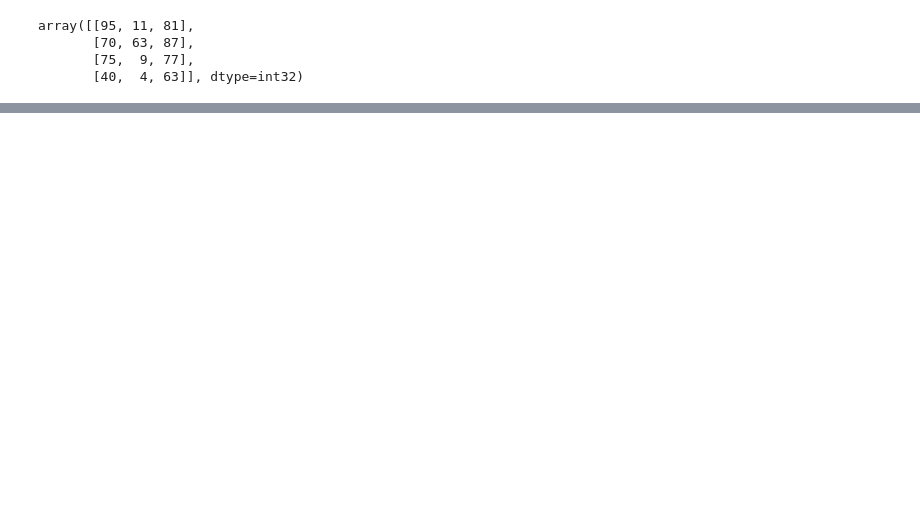
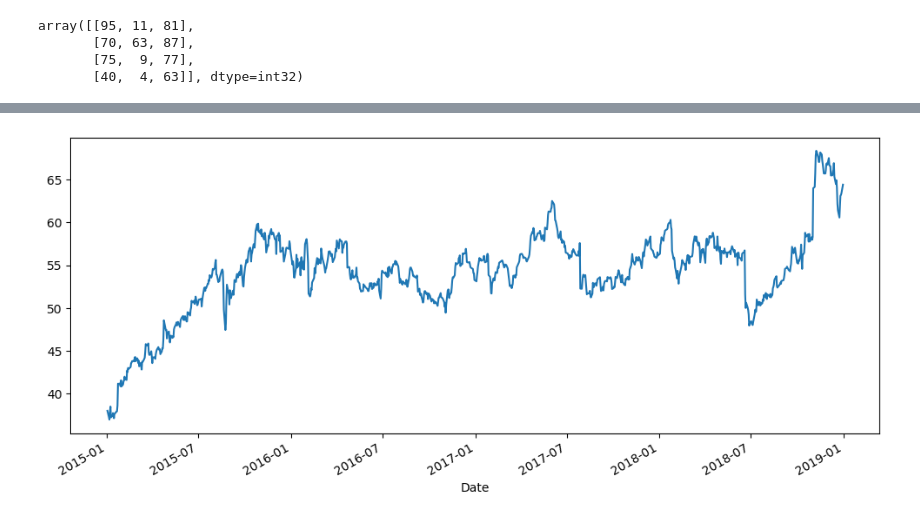
Before and after one commit to YEN-ZT/python_analysis, a Jupyter notebook: ai2_20251025/ch2.ipynb, the cells around one changed output, grey strips where cells are left out. Saved outputs shown, nothing was run; the diff lists cells and outputs as text; code cells hidden in the pictures; blank space fills up the shorter version.

```diff
--- a/ai2_20251025/ch2.ipynb
+++ b/ai2_20251025/ch2.ipynb
@@ -577,0 +1082,3 @@ array([[95, 11, 81],
+# %%
+import pandas as pd
+df = pd.read_csv("./starbucks.csv",index_col="Date",parse_dates=True)
@@ -577,0 +1095,4 @@ array([[95, 11, 81],
+# %%
+df["Close"].plot(figsize=(12,5)).autoscale(axis="X",tight=True)
+# %% [output]
+[figure, added]
```
Also changed, not shown: parts of 73 cells of this notebook.
